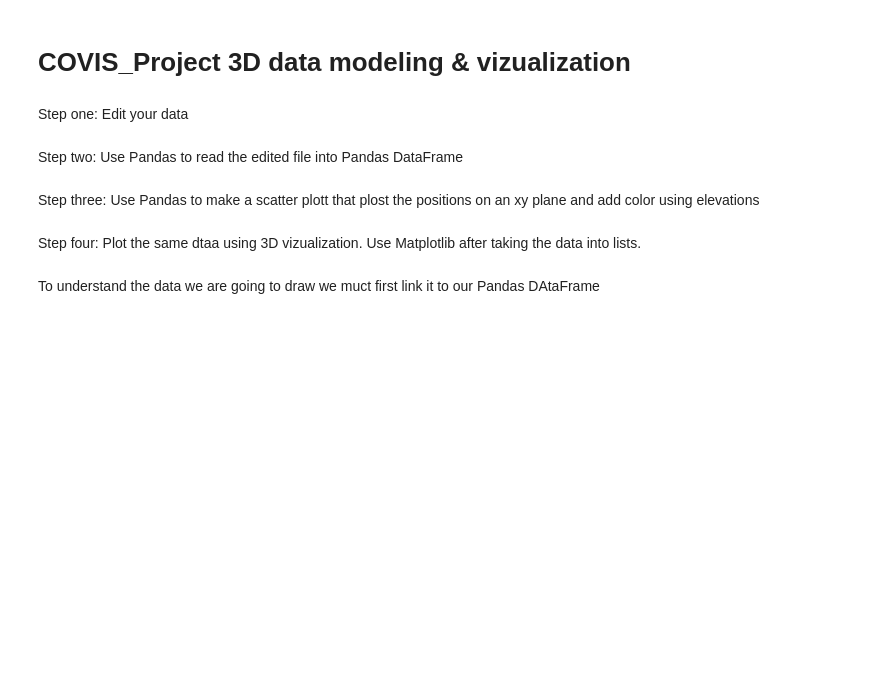
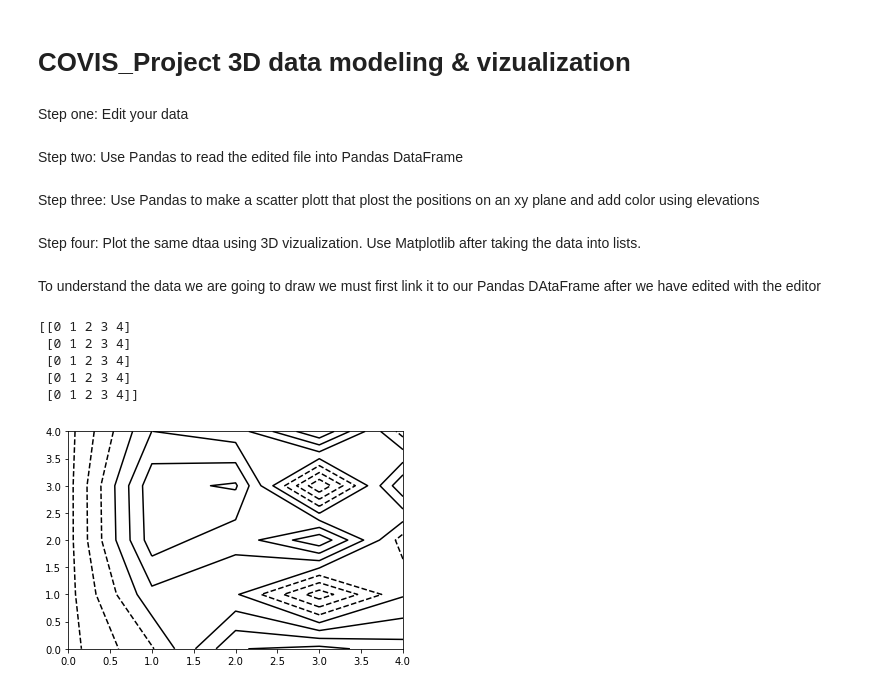
Before and after one commit to daxsoule/covis, a Jupyter notebook: gonzalez/COVIS_project/gonzalez_project.ipynb, the cells around one changed output. Saved outputs shown, nothing was run; the diff lists cells and outputs as text; code cells hidden in the pictures; blank space fills up the shorter version.

```diff
--- a/gonzalez/COVIS_project/gonzalez_project.ipynb
+++ b/gonzalez/COVIS_project/gonzalez_project.ipynb
@@ -15,4 +15,24 @@ import matplotlib.pyplot as plt
 %matplotlib inline
 from mpl_toolkits import mplot3d
 # %% [markdown]
-To understand the data we are going to draw we muct first link it to our Pandas DAtaFrame
+To understand the data we are going to draw we must first link it to our Pandas DAtaFrame after we have edited with the editor
+# %%
+xvalues=np.array([0, 1, 2, 3, 4])
+yvalues=np.array([0, 1, 2, 3, 4])
+xx, yy = np.meshgrid(xvalues, yvalues)
+print(xx)
+# %% [output]
+[[0 1 2 3 4]
+ [0 1 2 3 4]
+ [0 1 2 3 4]
+ [0 1 2 3 4]
+ [0 1 2 3 4]]
+# %%
+def f(xvalues, yvalues):
+    return np.sin(xvalues) ** 10 + np.cos(10 + yvalues * xvalues) * np.cos(xvalues)
+# %%
+zz = f(xx, yy)
+# %%
+plt.contour(xx, yy, zz, colors='black');
+# %% [output]
+[figure, added]
```
Also changed, not shown: parts of 25 cells of this notebook, 16 other files.
